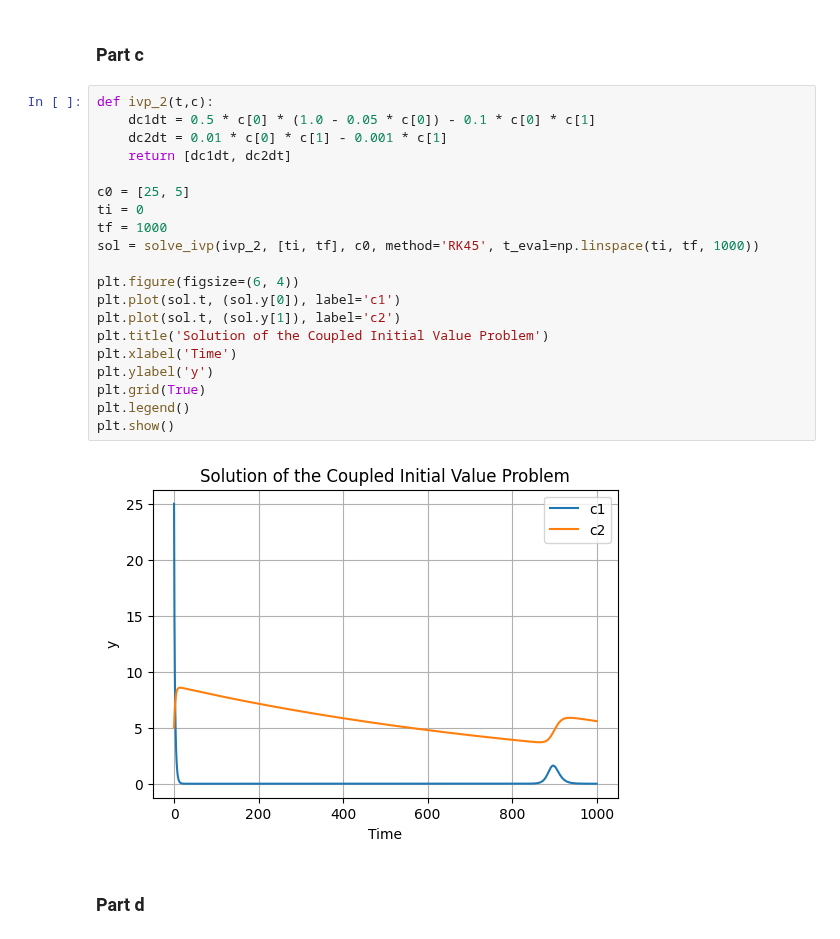
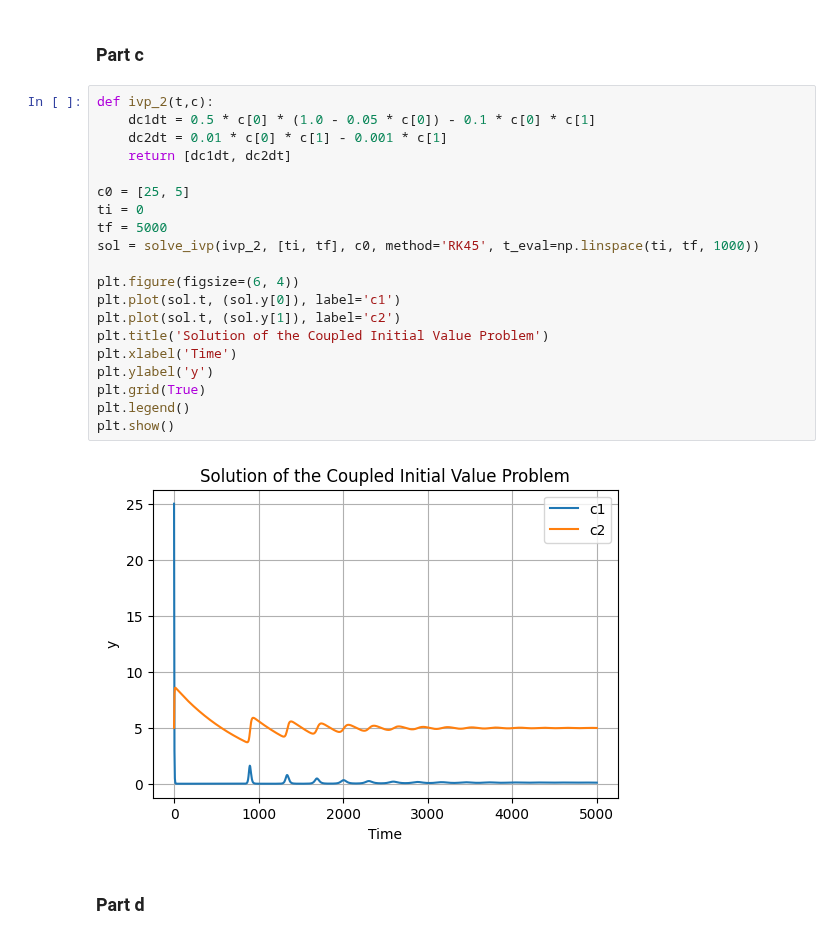
Before and after one commit to Mani0237/Prelims, a Jupyter notebook: 2023/sachin_Q3.ipynb, the cells around one changed output. Drawn from its saved outputs; the diff is of its cells as text.

```diff
--- a/2023/sachin_Q3.ipynb
+++ b/2023/sachin_Q3.ipynb
@@ -60,25 +60,25 @@ plt.show()
 # %%
 def ivp_2(t,c):
     dc1dt = 0.5 * c[0] * (1.0 - 0.05 * c[0]) - 0.1 * c[0] * c[1]
     dc2dt = 0.01 * c[0] * c[1] - 0.001 * c[1]
     return [dc1dt, dc2dt]
 
 c0 = [25, 5]
 ti = 0
-tf = 1000
+tf = 5000
 sol = solve_ivp(ivp_2, [ti, tf], c0, method='RK45', t_eval=np.linspace(ti, tf, 1000))
 
 plt.figure(figsize=(6, 4))
 plt.plot(sol.t, (sol.y[0]), label='c1')
 plt.plot(sol.t, (sol.y[1]), label='c2')
 plt.title('Solution of the Coupled Initial Value Problem')
 plt.xlabel('Time')
 plt.ylabel('y')
 plt.grid(True)
 plt.legend()
 plt.show()
 # %% [output]
-[figure, old version]
+[figure, new version]
 # %% [markdown]
 ### Part d
 # %%
```
Also changed, not shown: parts of 1 cell of this notebook.
